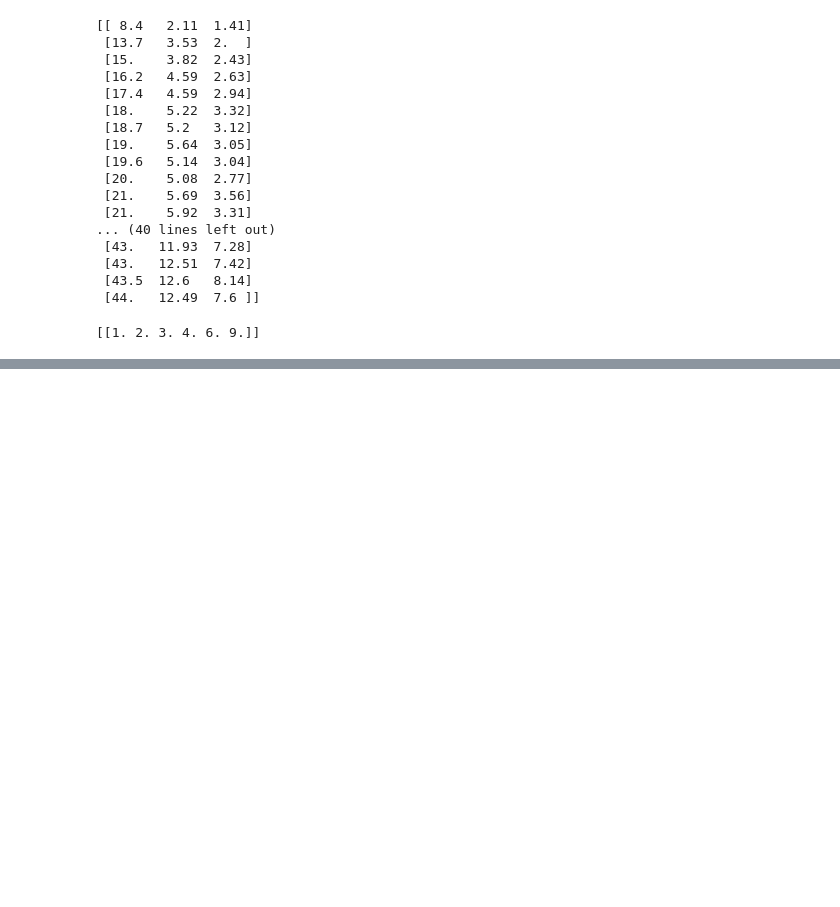
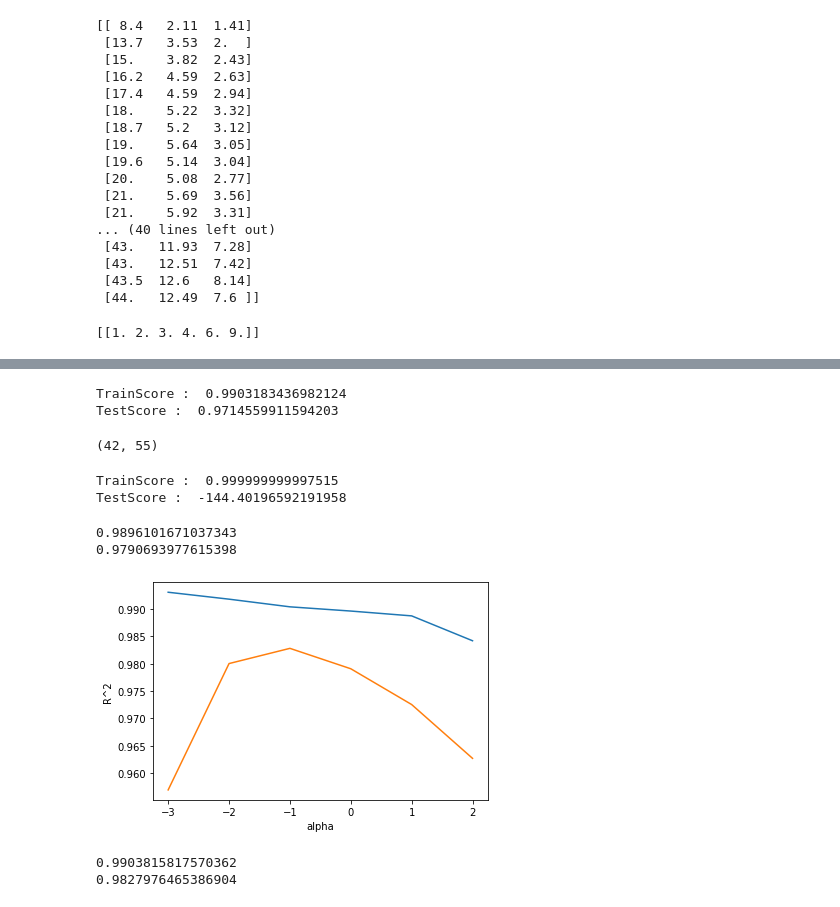
Before and after one commit to GrittyCode/Machinelearning_study, a Jupyter notebook: LinearRegression.ipynb, the cells around one changed output, grey strips where cells are left out. Cells and saved outputs as stored; diff of their text form; code cells hidden in the pictures; blank space fills up the shorter version.

Commit message:
Ridge and Lasso study
Ridge and Lasso study on 2022-03-13

```diff
--- a/LinearRegression.ipynb
+++ b/LinearRegression.ipynb
@@ -153,0 +159,80 @@ print(train_poly.shape)
+# %%
+from sklearn.linear_model import LinearRegression
+lr = LinearRegression()
+lr.fit(train_poly,train_target)
+print('TrainScore : ' ,lr.score(train_poly,train_target))
+print('TestScore : ' ,lr.score(test_poly,test_target))
+# %% [output]
+TrainScore :  0.9903183436982124
+TestScore :  0.9714559911594203
+# %%
+poly = PolynomialFeatures(degree = 5, include_bias=False)
+poly.fit(train_input)
+train_poly = poly.transform(train_input)
+test_poly = poly.transform(test_input)
+print(train_poly.shape)
+#5차수로 특성이 55개나 생긴다.
+# %% [output]
+(42, 55)
+# %%
+lr.fit(train_poly,train_target)
+print('TrainScore : ' ,lr.score(train_poly,train_target))
+print('TestScore : ' ,lr.score(test_poly,test_target))
+#특성이 너무 많아 엄청난 과대적합이 일어난다.
+#과대적합 해결 -> 규제라는 기능을 사용
+# %% [output]
+TrainScore :  0.999999999997515
+TestScore :  -144.40196592191958
+# %%
+#규제란, 머신러닝 모델이 훈련 세트를 너무 과도하게 학습하지못하도록 훼방하는 것을 말한다.
+#선형 회귀 모델의 경우 특성에 곱해지는 계수의크기를 작게 만들어 시행
+
+
+#규제를 하기 이전에, 각 특성들간의 값들을 정규화해줘 모든 특성이 공정하게 제어되도록 해주기 위해 StandaraScaler라는 것을 import해준다.
+from sklearn.preprocessing import StandardScaler
+ss = StandardScaler()
+ss.fit(train_poly)#훈련 특성을 맞춰준다.
+train_scaled = ss.transform(train_poly) #정규화된 특성으로 반환
+test_scaled = ss.transform(test_poly)
+# %%
+from sklearn.linear_model import Ridge
+ridge = Ridge()
+ridge.fit(train_scaled,train_target)
+print(ridge.score(train_scaled,train_target))
+print(ridge.score(test_scaled,test_target))
+# %% [output]
+0.9896101671037343
+0.9790693977615398
+# %%
+import matplotlib.pyplot as plt
+train_score = []
+test_score = []
+
+
+alpha_list = [0.001,0.01,0.1,1,10,100]
+for alpha in alpha_list:
+    #릿지 모델 생성
+    ridge = Ridge(alpha= alpha)
+    #릿지 모델 훈련
+    ridge.fit(train_scaled,train_target)
+    #훈련 점수와 테스트 점수 저장
+    train_score.append(ridge.score(train_scaled,train_target))
+    test_score.append(ridge.score(test_scaled,test_target))
+
+plt.plot(np.log10(alpha_list),train_score)
+plt.plot(np.log10(alpha_list),test_score)
+plt.xlabel('alpha')
+plt.ylabel('R^2')
+plt.show()
+#그래프를 분석해보면 -1일때, 가장 test와 train의 점수가 근접하기때문에 가장 적절한 하이퍼 파라미터는 -1 즉 10^-1 = 0.1이다.
+# %% [output]
+[figure, added]
+# %%
+ridge = Ridge(alpha=0.1)#최적의 하이퍼파라미터를 찾았다.
+ridge.fit(train_scaled,train_target)
+print(ridge.score(train_scaled,train_target))
+print(ridge.score(test_scaled,test_target))
+#훈련,테스트간의 과소적합도 없고 정확도도 높다.
+# %% [output]
+0.9903815817570362
+0.9827976465386904
```
Also changed, not shown: parts of 8 cells of this notebook.
